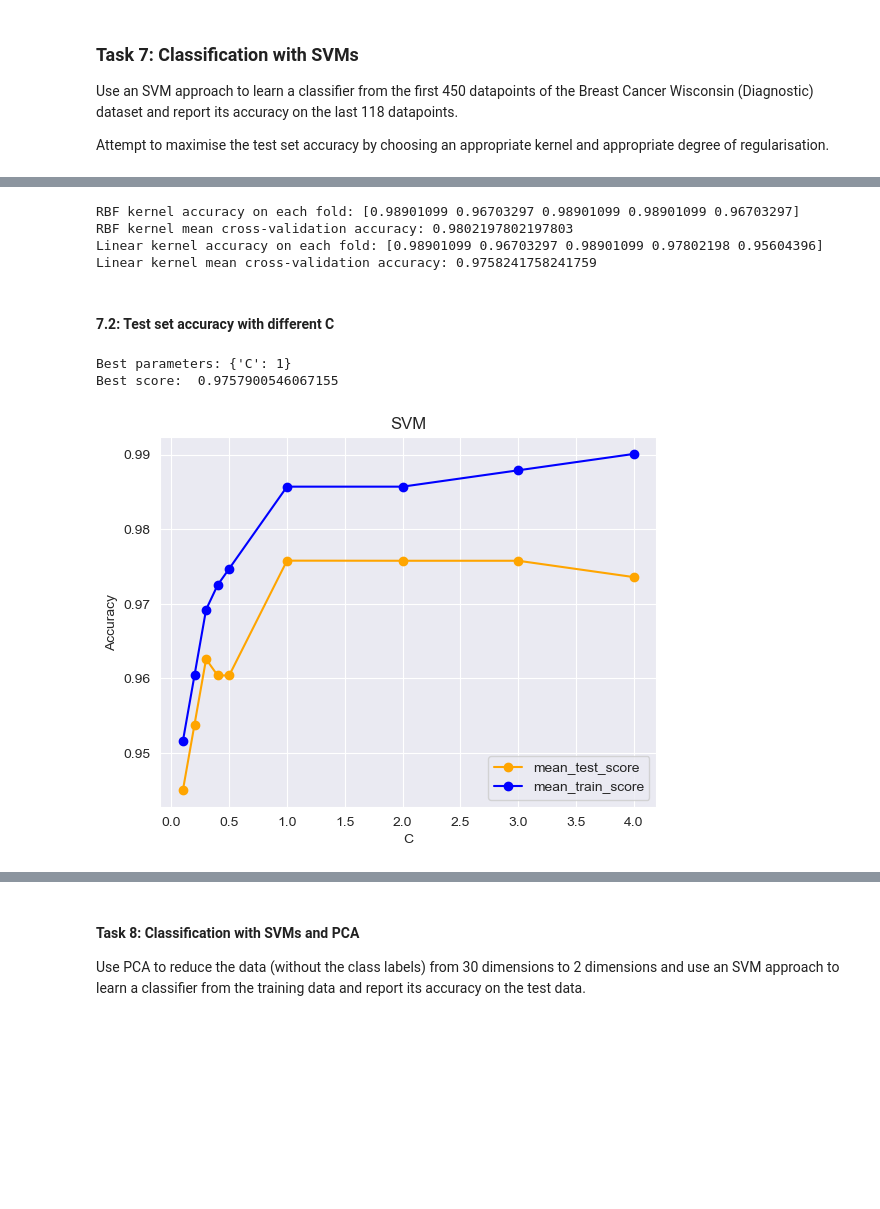
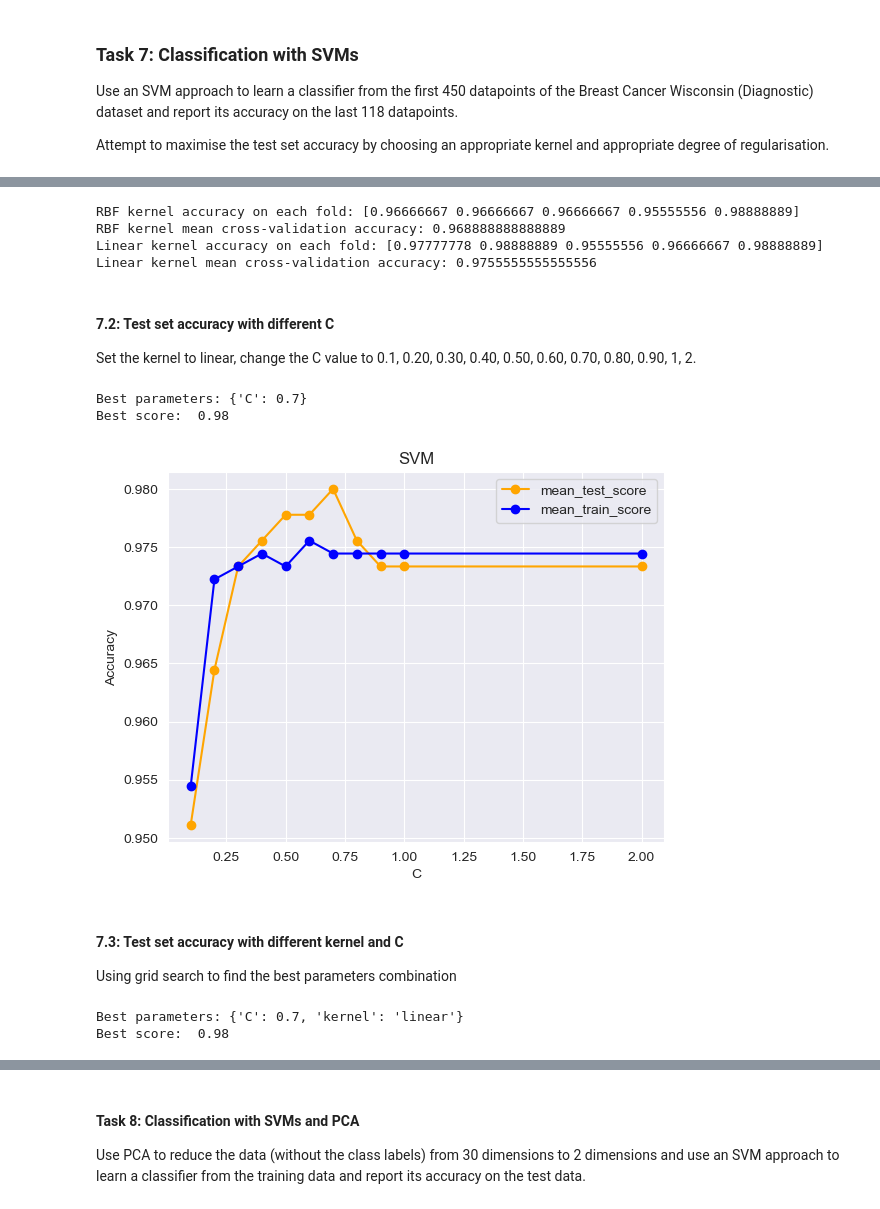
Before and after one commit to ZehuaLiuY/ML_CW, a Jupyter notebook: src/Clustering and dimensionality reduction.ipynb, the cells around one changed output, grey strips where cells are left out. Saved outputs shown, nothing was run; the diff lists cells and outputs as text; code cells hidden in the pictures; blank space fills up the shorter version.

```diff
--- a/src/Clustering and dimensionality reduction.ipynb
+++ b/src/Clustering and dimensionality reduction.ipynb
@@ -228,5 +206,5 @@ Accuracy on test set: 0.8947368421052632
 # %%
-svm_sig = SVC(kernel='sigmoid', C=3)
+svm_sig = SVC(kernel='sigmoid', C=1.0)
 svm_sig.fit(X_train_svm, Y_train_svm)
 print("Accuracy on training set:", svm_sig.score(X_train_svm, Y_train_svm))
 print("Accuracy on test set:", svm_sig.score(X_test_svm, Y_test_svm))
@@ -236,5 +214,5 @@ Accuracy on test set: 0.4298245614035088
 # %%
-svm_ploy = SVC(kernel='poly', C=3)
+svm_ploy = SVC(kernel='poly', C=1.0)
 svm_ploy.fit(X_train_svm, Y_train_svm)
 print("Accuracy on training set:", svm_ploy.score(X_train_svm, Y_train_svm))
 print("Accuracy on test set:", svm_ploy.score(X_test_svm, Y_test_svm))
@@ -254,7 +232,7 @@ plt.show()
 # %%
 param = {'kernel': ['rbf', 'linear', 'sigmoid', 'poly']}
-svm = SVC()
-grid_search = GridSearchCV(svm, param, cv=3, scoring='accuracy', return_train_score=True)
+svm_default = SVC()
+grid_search = GridSearchCV(svm_default, param, cv=3, scoring='accuracy', return_train_score=True)
 grid_search.fit(X_train_svm, Y_train_svm)
 print("Best parameters:", grid_search.best_params_)
 print("Best score: ", grid_search.best_score_)
@@ -275,6 +253,6 @@ plt.show()
 # %%
-svm_rbf = SVC(kernel='rbf', C=3)
-svm_linear = SVC(kernel='linear', C=3)
+svm_rbf = SVC(kernel='rbf', C=1)
+svm_linear = SVC(kernel='linear', C=1)
 
 scores_rbf = cross_val_score(svm_rbf, X_train_svm, Y_train_svm, cv=5, scoring='accuracy')
 scores_linear = cross_val_score(svm_linear, X_train_svm, Y_train_svm, cv=5, scoring='accuracy')
@@ -284,32 +262,46 @@ print("RBF kernel mean cross-validation accuracy:", scores_rbf.mean())
 print("Linear kernel accuracy on each fold:", scores_linear)
 print("Linear kernel mean cross-validation accuracy:", scores_linear.mean())
 # %% [output]
-RBF kernel accuracy on each fold: [0.98901099 0.96703297 0.98901099 0.98901099 0.96703297]
-RBF kernel mean cross-validation accuracy: 0.9802197802197803
-Linear kernel accuracy on each fold: [0.98901099 0.96703297 0.98901099 0.97802198 0.95604396]
-Linear kernel mean cross-validation accuracy: 0.9758241758241759
+RBF kernel accuracy on each fold: [0.96666667 0.96666667 0.96666667 0.95555556 0.98888889]
+RBF kernel mean cross-validation accuracy: 0.968888888888889
+Linear kernel accuracy on each fold: [0.97777778 0.98888889 0.95555556 0.96666667 0.98888889]
+Linear kernel mean cross-validation accuracy: 0.9755555555555556
 # %% [markdown]
 #### 7.2: Test set accuracy with different C
+Set the kernel to linear, change the C value to 0.1, 0.20, 0.30, 0.40, 0.50, 0.60, 0.70, 0.80, 0.90, 1, 2.
 # %%
-C = [0.1, 0.20, 0.30, 0.40, 0.50, 1, 2, 3, 4]
-param = {'C': C}
-svm = SVC(kernel='rbf')
+param = {'C': [0.1, 0.20, 0.30, 0.40, 0.50, 0.60, 0.70, 0.80, 0.90, 1, 2]}
+# default kernel is linear
+svm_default = SVC(kernel='linear')
 
-grid_search = GridSearchCV(svm, param, cv=3, scoring='accuracy', return_train_score=True)
+grid_search = GridSearchCV(svm_default, param, cv=3, scoring='accuracy', return_train_score=True)
 grid_search.fit(X_train_svm, Y_train_svm)
 print("Best parameters:", grid_search.best_params_)
 print("Best score: ", grid_search.best_score_)
 # %% [output]
-Best parameters: {'C': 1}
-Best score:  0.9757900546067155
+Best parameters: {'C': 0.7}
+Best score:  0.98
 # %%
 plt.figure()
-plt.plot(C, grid_search.cv_results_['mean_test_score'],'o-', color='orange', label='mean_test_score')
-plt.plot(C, grid_search.cv_results_['mean_train_score'],'o-', color='blue', label='mean_train_score')
+plt.plot(param['C'], grid_search.cv_results_['mean_test_score'],'o-', color='orange', label='mean_test_score')
+plt.plot(param['C'], grid_search.cv_results_['mean_train_score'],'o-', color='blue', label='mean_train_score')
 plt.xlabel('C')
 plt.ylabel('Accuracy')
 plt.title('SVM')
 plt.legend()
 plt.show()
 # %% [output]
-[figure, old version]
+[figure, new version]
+# %% [markdown]
+#### 7.3: Test set accuracy with different kernel and C
+Using grid search to find the best parameters combination
+# %%
+param = {'kernel': ['rbf', 'linear', 'sigmoid', 'poly'], 'C': [0.1, 0.20, 0.30, 0.40, 0.50, 0.60, 0.70, 0.80, 0.90, 1, 2,]}
+svm_default = SVC()
+grid_search = GridSearchCV(svm_default, param, cv=3, scoring='accuracy', return_train_score=True)
+grid_search.fit(X_train_svm, Y_train_svm)
+print("Best parameters:", grid_search.best_params_)
+print("Best score: ", grid_search.best_score_)
+# %% [output]
+Best parameters: {'C': 0.7, 'kernel': 'linear'}
+Best score:  0.98
```
Also changed, not shown: parts of 30 cells of this notebook, 2 other files.
